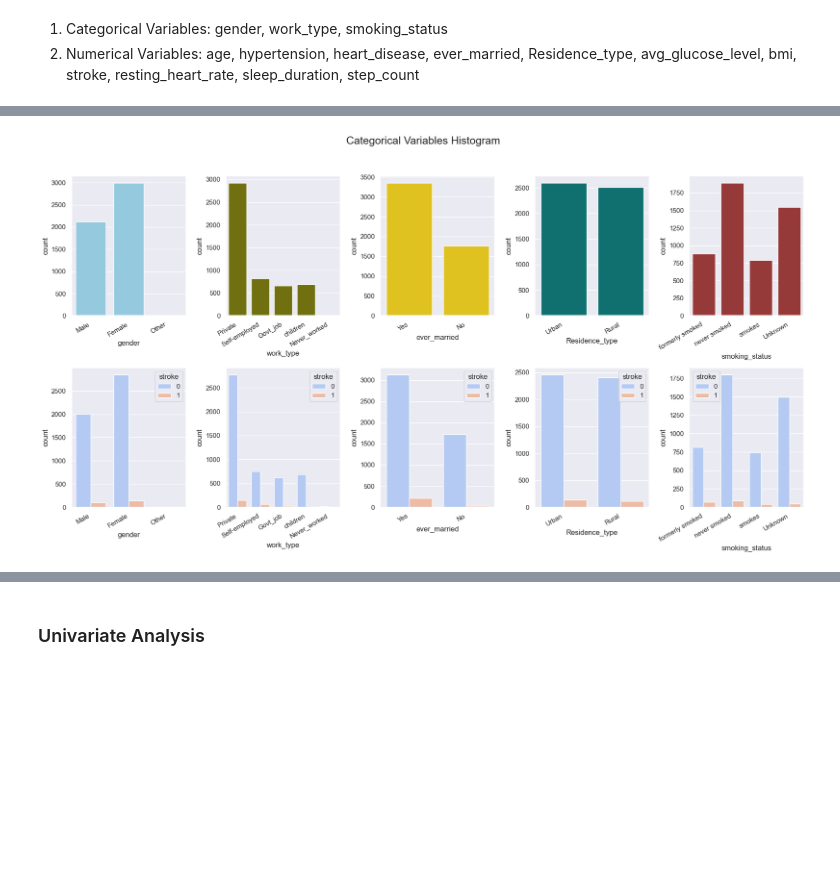
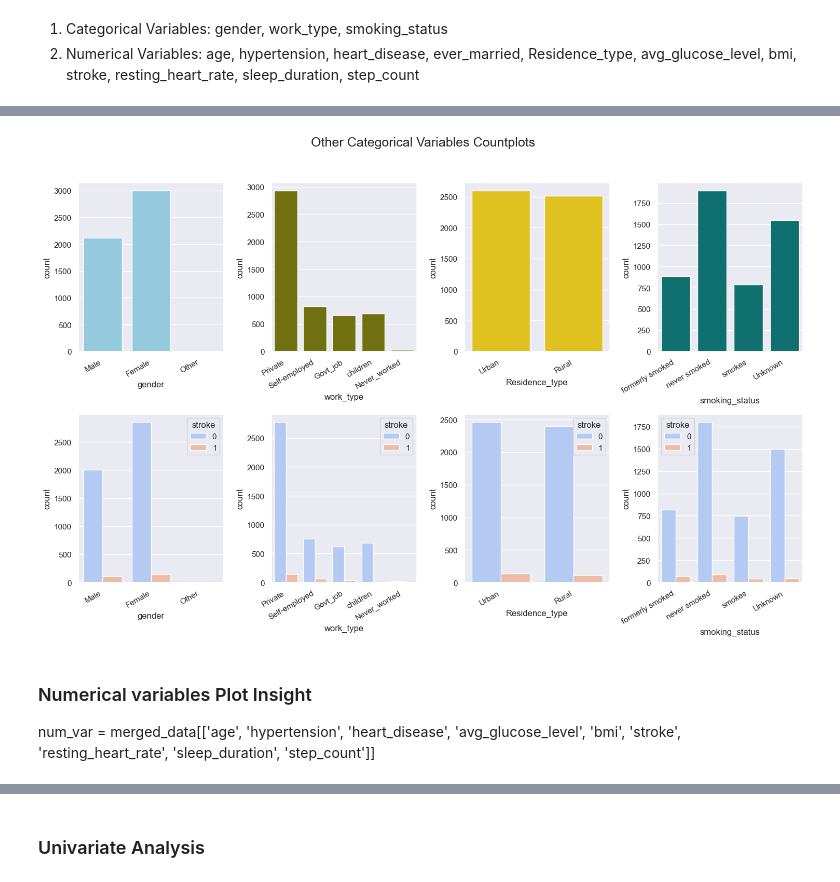
Before and after one commit to Gtalen/PFDA, a Jupyter notebook: pfda_project/stroke_prediction.ipynb, the cells around one changed output, grey strips where cells are left out. Drawn from its saved outputs; the diff is of its cells as text; code cells hidden in the pictures; blank space fills up the shorter version.

```diff
--- a/pfda_project/stroke_prediction.ipynb
+++ b/pfda_project/stroke_prediction.ipynb
@@ -454,34 +509,37 @@ num_var = merged_data[['age', 'hypertension', 'heart_disease',    'avg_glucose_l
 # %%
 # Create Subplots
-fig, axs = plt.subplots(2, 5, figsize=(18, 10))
+fig, axs = plt.subplots(2, 4, figsize=(15, 10))
 
 # Add title
-fig.suptitle('Categorical Variables Histogram', fontsize=18)
+fig.suptitle('Other Categorical Variables Countplots', fontsize=18)
 
 # First row: Overall categorical distribution
 sns.countplot(data=merged_data, x='gender', color='skyblue', ax=axs[0, 0])
 sns.countplot(data=merged_data, x='work_type', color='olive', ax=axs[0, 1])
-sns.countplot(data=merged_data, x='ever_married', color='gold', ax=axs[0, 2])
-sns.countplot(data=merged_data, x="Residence_type", color='teal', ax=axs[0, 3])
-sns.countplot(data=merged_data, x="smoking_status", color='brown', ax=axs[0, 4])
+sns.countplot(data=merged_data, x='Residence_type', color='gold', ax=axs[0, 2])
+sns.countplot(data=merged_data, x='smoking_status', color='teal', ax=axs[0, 3])
+
 
 # Second row: Categorical variables by stroke status
 sns.countplot(data=merged_data, x='gender', hue='stroke', palette='coolwarm', ax=axs[1, 0])
 sns.countplot(data=merged_data, x='work_type', hue='stroke', palette='coolwarm', ax=axs[1, 1])
-sns.countplot(data=merged_data, x='ever_married', hue='stroke', palette='coolwarm', ax=axs[1, 2])
-sns.countplot(data=merged_data, x="Residence_type", hue='stroke', palette='coolwarm', ax=axs[1, 3])
-sns.countplot(data=merged_data, x="smoking_status", hue='stroke', palette='coolwarm', ax=axs[1, 4])
+sns.countplot(data=merged_data, x='Residence_type', hue='stroke', palette='coolwarm', ax=axs[1, 2])
+sns.countplot(data=merged_data, x='smoking_status', hue='stroke', palette='coolwarm', ax=axs[1, 3])
+
 
 # Rotate x-axis labels for better readability
 for ax in axs.flat:
     ax.set_xticklabels(ax.get_xticklabels(), rotation=30, ha='right')
 
 # Adjust layout and prevent title overlap
 plt.tight_layout(rect=[0, 0, 1, 0.95])
 
 # Show the plots
 plt.show()
 # %% [output]
-[figure, old version]
+[figure, new version]
+# %% [markdown]
+### Numerical variables Plot Insight
+num_var = merged_data[['age', 'hypertension', 'heart_disease',    'avg_glucose_level',  'bmi',  'stroke', 'resting_heart_rate', 'sleep_duration', 'step_count']]
 # %%
 # Create Subplots
```
Also changed, not shown: parts of 9 cells of this notebook, 1 other file.
